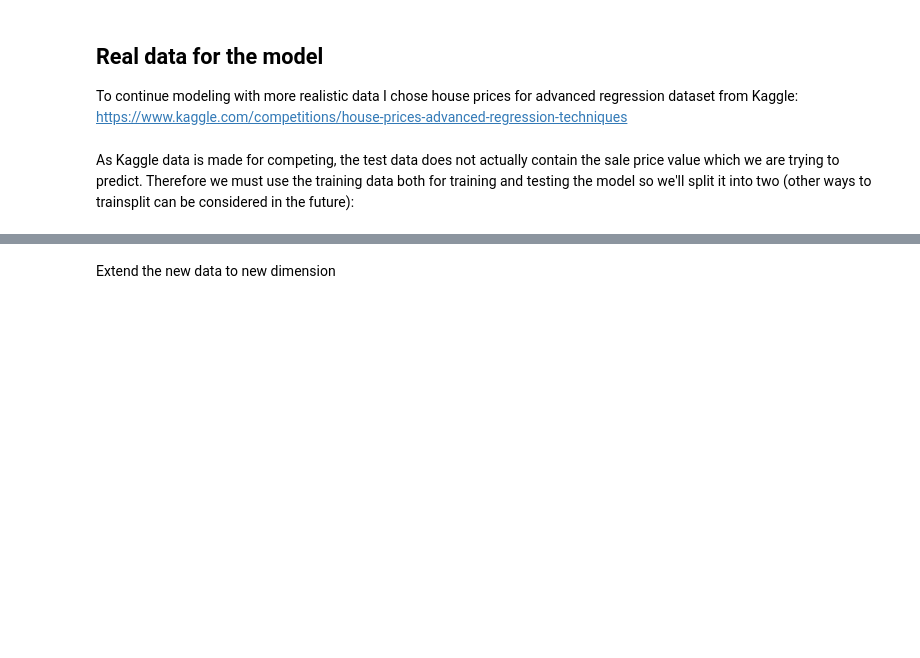
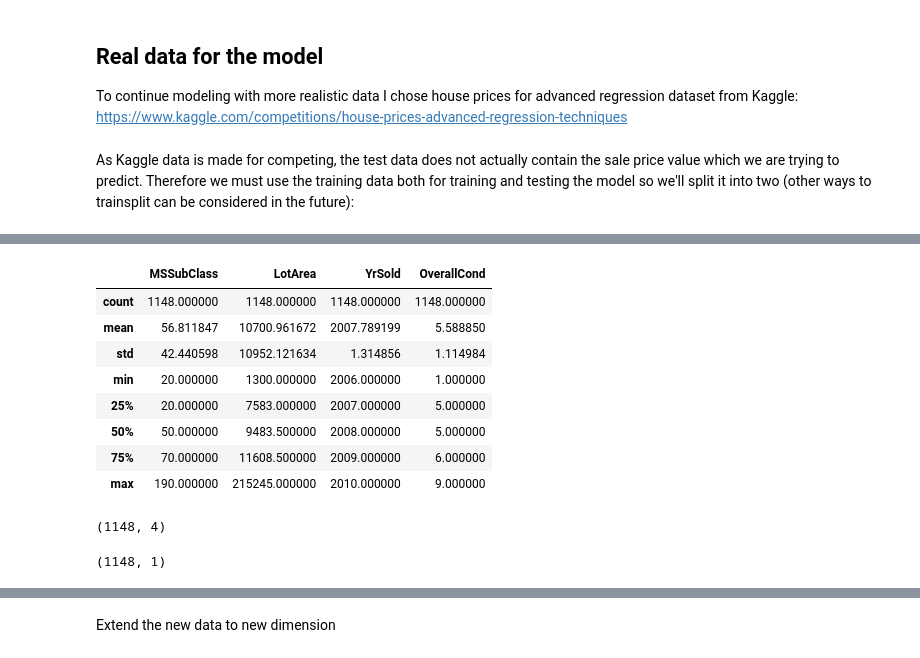
Before and after one commit to mxnurmi/miska-aalto-data-science-project, a Jupyter notebook: project_notebook.ipynb, the cells around one changed output, grey strips where cells are left out. Saved outputs shown, nothing was run; the diff lists cells and outputs as text; code cells hidden in the pictures; blank space fills up the shorter version.

Commit message:
Added save points, still need boolean checks

```diff
--- a/project_notebook.ipynb
+++ b/project_notebook.ipynb
@@ -653,10 +688,35 @@ selected_cols_test_df = train_df[["MSSubClass", "LotArea", "YrSold", "OverallCon
 #X_real.loc[:, 'HouseStyle'] = encoded_df.apply(lambda row: row.to_numpy(), axis=1)
 #y_real = train_df["SalePrice"].values
 # %%
-def split_dataset(dataset, test_ratio=0.20):
-  test_indices = np.random.rand(len(dataset)) < test_ratio
-  return dataset[~test_indices], dataset[test_indices]
+def split_dataset(dataset, test_ratio=0.20, seed=None):
+    if seed is not None:
+        np.random.seed(seed)
+    test_indices = np.random.rand(len(dataset)) < test_ratio
+    return dataset[~test_indices], dataset[test_indices]
 
-training_data, test_data = split_dataset(selected_cols_test_df)
-print("{} examples in training, {} examples in testing.".format(
-    len(X_real), len(y_real)))
+selected_cols_test_df = train_df[["MSSubClass", "LotArea", "YrSold", "OverallCond", "SalePrice"]].copy()
+training_data, test_data = split_dataset(selected_cols_test_df, seed=100)
+#print("{} examples in training, {} examples in testing.".format(
+#    len(X_real), len(y_real)))
+
+X_real = training_data[["MSSubClass", "LotArea", "YrSold", "OverallCond"]]
+y_real = training_data[["SalePrice"]]
+display(X_real.describe())
+display(X_real.shape)
+display(y_real.shape)
+
+# save data for replicability
+X_real.to_csv("saved_training_data/real_training_data_X.csv")
+y_real.to_csv("saved_training_data/real_training_data_y.csv")
+# %% [output]
+|  | MSSubClass | LotArea | YrSold | OverallCond |
+| count | 1148.000000 | 1148.000000 | 1148.000000 | 1148.000000 |
+| mean | 56.811847 | 10700.961672 | 2007.789199 | 5.588850 |
+| std | 42.440598 | 10952.121634 | 1.314856 | 1.114984 |
+| min | 20.000000 | 1300.000000 | 2006.000000 | 1.000000 |
+| 25% | 20.000000 | 7583.000000 | 2007.000000 | 5.000000 |
+| 50% | 50.000000 | 9483.500000 | 2008.000000 | 5.000000 |
+| 75% | 70.000000 | 11608.500000 | 2009.000000 | 6.000000 |
+| max | 190.000000 | 215245.000000 | 2010.000000 | 9.000000 |
+(1148, 4)
+(1148, 1)
```
Also changed, not shown: parts of 21 cells of this notebook.
